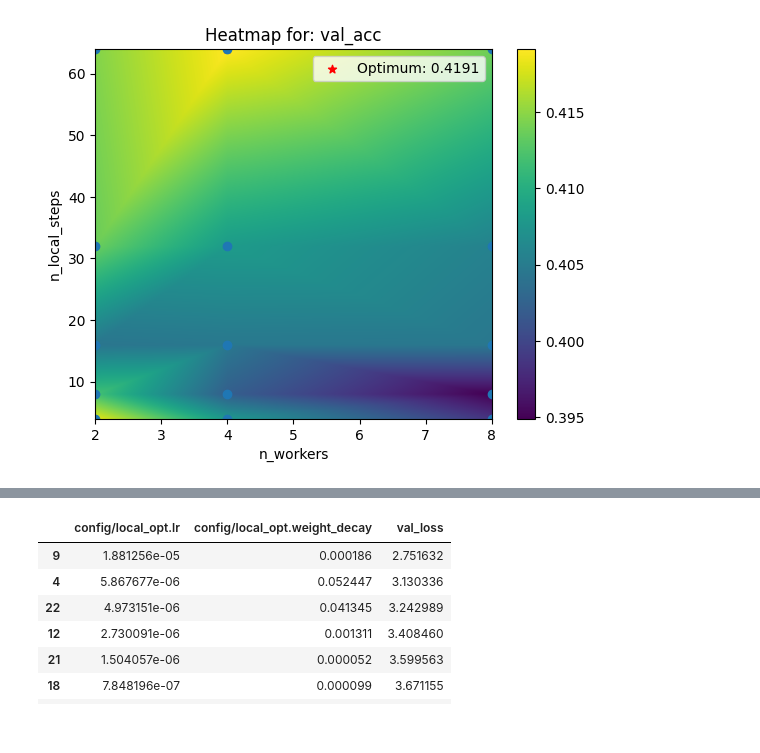
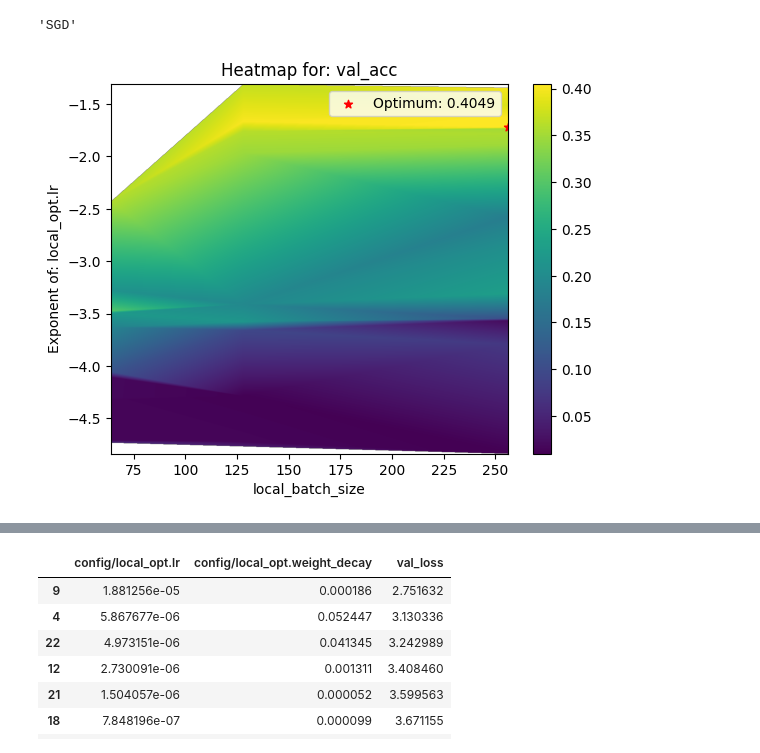
Before and after one commit to maxi-fr/distributed-learning, a Jupyter notebook: test_notebook.ipynb, the cells around one changed output, grey strips where cells are left out. Drawn from its saved outputs; the diff is of its cells as text; code cells hidden in the pictures.

```diff
--- a/test_notebook.ipynb
+++ b/test_notebook.ipynb
@@ -18,6 +18,11 @@ train_dataset, val_dataset = random_split(full_train_dataset, (train_size, val_s
 
 # dloader = DataLoader(train_dataset, 10000, shuffle=True, pin_memory=True)
 # print(len(dloader))
+# %%
+import torch
+str(torch.optim.SGD.__name__)
+# %% [output]
+'SGD'
 # %%
 from distributed import distributed_learning
 
@@ -108,36 +113,42 @@ def hyper_params_heatmap(results, param_1_name, param_2_name, log_scale_1=True,
         param_1_name = "Exponent of: " + param_1_name
     if log_scale_2:
         y = np.log10(y)
         param_2_name = "Exponent of: " + param_2_name
 
     val = results[metric]
 
     if log_metric:
         val = np.log(val)
 
     inter = LinearNDInterpolator((x, y), val)
 
     x_int = np.linspace(x.min(), x.max(), 1000)
     y_int = np.linspace(y.min(), y.max(), 1000)
     mesh = np.meshgrid(x_int, y_int)
     inter_val = inter(mesh)
 
     plt.imshow(inter_val, extent=[x_int[0], x_int[-1], y_int[0], y_int[-1]], origin="lower", aspect="auto")
     plt.colorbar()
 
     opt_ind = np.argmax(val) if mode == "max" else np.argmin(val)
+    # plt.scatter(x, y)
     plt.scatter(x[opt_ind], y[opt_ind], c="r", marker="*", label=f"Optimum: {val[opt_ind]}")
-    plt.scatter(x, y)
 
     plt.xlabel(param_1_name)
     plt.ylabel(param_2_name)
-    plt.title(f"Heatmap for: {metric}")
+
+    if log_metric:
+        plt.title(f"Heatmap for: log({metric})")
+    else:
+        plt.title(f"Heatmap for: {metric}")
     plt.legend()
 
-df = gen_dataframe("ray_results\\local_sgd_cs2025-01-05_12-36-50")
+folder = r"ray_results\lars_almost_finished_2025-01-08_13-30-18 copy"
+df = gen_dataframe(folder)
 
-# hyper_params_heatmap(df, "local_opt.lr", "local_opt.weight_decay", True, True, "val_loss", "min", True)
-hyper_params_heatmap(df, "n_workers", "n_local_steps", False, False)
+# hyper_params_heatmap(df, "local_opt.lr", "local_opt.weight_decay", True, True)#, "val_loss", "min", True)
+hyper_params_heatmap(df, "local_batch_size", "local_opt.lr", False, True, "val_acc", "max", False)
 # hyper_params_heatmap(df, "n_workers", "local_batch_size")
+# plt.savefig(os.path.join(folder, "heatmap_plot_loss.png"))
 # %% [output]
-[figure, old version]
+[figure, new version]
```
Also changed, not shown: parts of 2 cells of this notebook, 13 other files.
